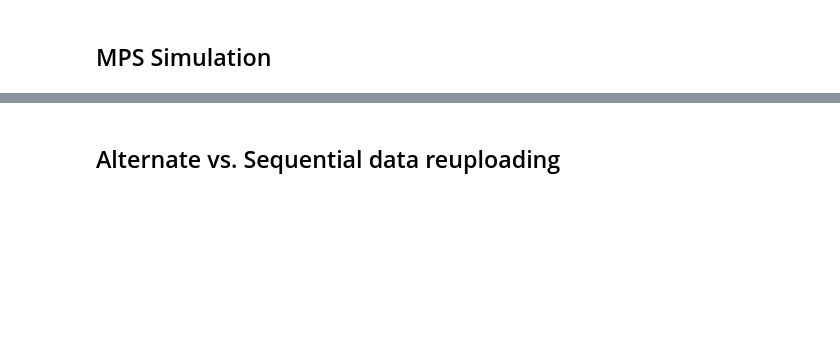
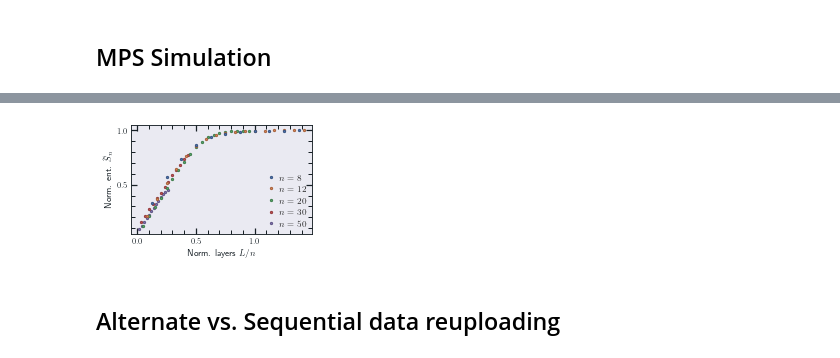
Before and after one commit to mballarin97/mps_qnn, a Jupyter notebook: examples/Entanglement.ipynb, the cells around one changed output, grey strips where cells are left out. Cells and saved outputs as stored; diff of their text form; code cells hidden in the pictures; blank space fills up the shorter version.

```diff
--- a/examples/Entanglement.ipynb
+++ b/examples/Entanglement.ipynb
@@ -483,49 +647,55 @@ plt.tight_layout()
 # %% [markdown]
 ## MPS Simulation
+# %%
+from qcircha.entanglement.haar_entanglement import haar_bond_entanglement
+from qplotting import Qplotter
+import numpy as np
+import matplotlib.pyplot as plt
+
+cmap = [(0.2980392156862745, 0.4470588235294118, 0.6901960784313725), (0.8666666666666667, 0.5176470588235295, 0.3215686274509804), (0.3333333333333333, 0.6588235294117647, 0.40784313725490196), (0.7686274509803922, 0.3058823529411765, 0.3215686274509804), (0.5058823529411764, 0.4470588235294118, 0.7019607843137254), (0.5764705882352941, 0.47058823529411764, 0.3764705882352941), (0.8549019607843137, 0.5450980392156862, 0.7647058823529411), (0.5490196078431373, 0.5490196078431373, 0.5490196078431373), (0.8, 0.7254901960784313, 0.4549019607843137), (0.39215686274509803, 0.7098039215686275, 0.803921568627451)]
 # %%
-fig = plt.figure(figsize=(9.6, 6))
-#plt.title(f"Abbas, alternate, linear entanglement")
-plt.ylabel("Normalized entanglement $\\widetilde{S}_n$", fontsize=20, labelpad=7)
-plt.xlabel("Number of layers $L$", fontsize=20, labelpad=7)
-#num_qubs = [4, 5, 6, 7, 8, 9, 10, 11, 12, 13, 14, 15, 16, 17, 20, 30, 40, 50]
-num_qubs = [ii for ii in range(8, 19, 4)] + [ii*10 for ii in range(2, 6)]
-abbas = {nq:[np.loadtxt(f'data/ent_scaling/ent_scaling_High/alternate_abbas{nq}.npy'), 0] for nq in num_qubs}
+with Qplotter() as qplt:
+    qplt.set_ylabel("Norm. ent. $\\widetilde{S}_n$")
+    qplt.set_xlabel("Norm. layers $L/n$")
+    qplt.tick_params(axis='y', which='both', left=True)
+    qplt.tick_params(axis='x', which='both', bottom=True)
+    num_qubs = [8, 12, 20, 30, 50]
+    abbas = {nq:[np.loadtxt(f'data/marcos_plot/alternate_abbas{nq}.npy'), 0] for nq in num_qubs}
 
-alphas = np.ones(len(num_qubs))#np.linspace(0.2, 1, len(num_qubs))
-for idx, qub in enumerate(num_qubs):
-    data = abbas[qub][0]
-    if qub < 30:
-        num_reps = min(int( (len(data)-1 )/2 )+1, 20)
-        reps = np.arange(1, num_reps)
-    elif qub == 30:
-        reps = np.append(np.arange(1, 11), [12, 14, 16, 18])
-        num_reps = len(reps)+1
-    elif qub == 40:
-        reps = np.append(np.arange(1, 11), [12, 14])
-        num_reps = len(reps)+1
-    elif qub == 50:
-        reps = np.append(np.arange(1, 11), [12, 14])
-        num_reps = len(reps)+1
-    else:
-        num_reps = len(data)
-        reps = np.arange(1, 11, 2)
+    abbas[30] = [np.mean([np.load(f'data/svd_checks/30/entanglement_{ii}.npy', allow_pickle=True) for ii in range(9)], axis=0),
+                0]
+    abbas[50] = [np.mean([np.load(f'data/svd_checks/50/entanglement_{ii}.npy', allow_pickle=True)for ii in range(10)], axis=0),
+                0]
 
-    #plt.hlines(  data[0, :].max()/qub, 1, 20, ls="--", color=cmap(idx), lw = 2, alpha = 0.5)
 
-    yval = data[1:num_reps, :].max(axis=1)/(qub/2)/np.log(2)
-    plt.plot(reps,  yval, ls="-", marker="o", c=cmap[idx], label=f"$n = {qub}$", alpha= alphas[idx])
+    alphas = np.ones(len(num_qubs))#np.linspace(0.2, 1, len(num_qubs))
+    for idx, qub in enumerate(num_qubs[::-1]):
+        data = abbas[qub][0]
+        if qub < 30:
+            num_reps = min(int( (len(data)-1 )/2 )+1, 20)
+            reps = np.arange(1, num_reps)
+        elif qub == 30:
+            reps = np.arange(1, 14)
+            num_reps = len(reps)+1
+        elif qub == 40:
+            continue
+            reps = np.append(np.arange(1, 11), [12, 14])
+            num_reps = len(reps)+1
+        elif qub == 50:
+            reps = np.arange(1, 14)
+            num_reps = len(reps)+1
+        else:
+            num_reps = len(data)
+            reps = np.arange(1, 11, 2)
 
-plt.hlines(  1, 1, 20, ls="-.", color='grey', lw = 2, alpha = 0.8, label='Maximum \n entanglement')
+        haar_ent = np.max( haar_bond_entanglement(qub) )
 
-#plt.plot([],[], ls ='--', color = cmap(idx+1), label = "Haar-distributed")
-#plt.hlines(  np.max(haar_mean/(num_qubs_haar-1)/np.log(2)), 1, 20, ls="--", color=cmap(idx+2), lw = 2, alpha = 0.5,
-#    label='Maximum average Haar')
+        yval = data[1:num_reps, :].max(axis=1)/haar_ent
+        qplt.plot(reps/qub,  yval, ".", color=cmap[len(num_qubs)-idx-1], label=f"$n = {qub}$", alpha= alphas[idx])
 
-#plt.loglog()
-#fig.legend(bbox_to_anchor=(1, 0.), loc="lower right", fontsize=16)
-plt.legend(fontsize = 16)
-plt.xlim(0, 20)
-plt.xticks(np.arange(0, 20, 2))
+    qplt.legend()
+    handles, labels = qplt.get_legend_handles_labels()
+    qplt.legend(handles[::-1], labels[::-1], frameon=False)
 
-plt.tight_layout()
-#plt.savefig('normalized_entanglement_final.pdf', format='pdf', bbox_inches='tight')
+    qplt.savefig('images/entangling_speed.pdf')
+# %% [output]
@@ -532,2 +703,3 @@ plt.tight_layout()
+[figure, added]
 # %% [markdown]
 ## Alternate vs. Sequential data reuploading
```
Also changed, not shown: parts of 20 cells of this notebook, 13 other files.
